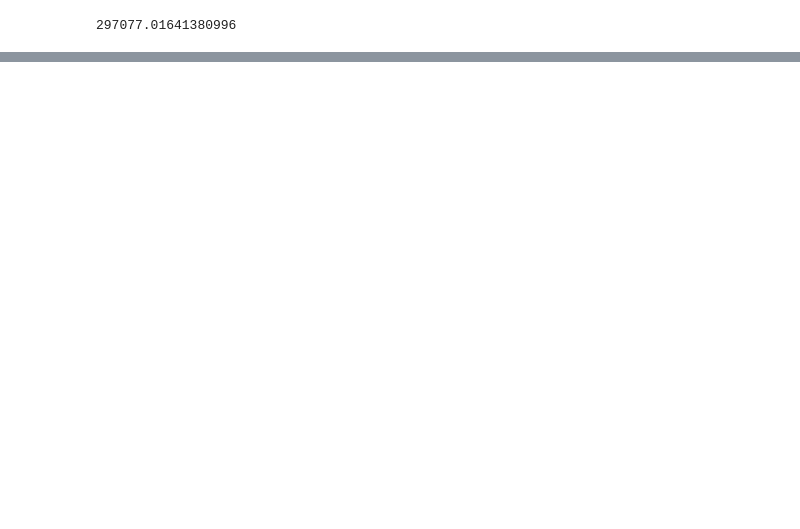
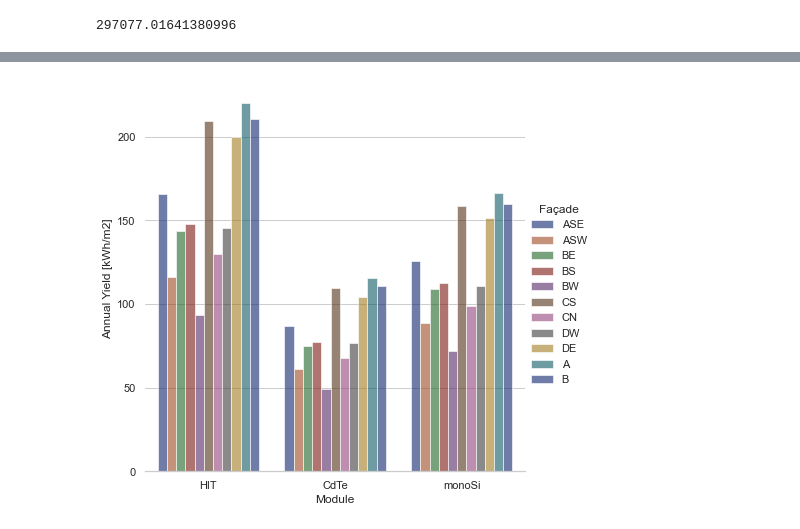
Before and after one commit to ncgarrood/utrechtsmartdistricpartA, a Jupyter notebook: Untitled.ipynb, the cells around one changed output, grey strips where cells are left out. Saved outputs shown, nothing was run; the diff lists cells and outputs as text; code cells hidden in the pictures; blank space fills up the shorter version.

```diff
--- a/Untitled.ipynb
+++ b/Untitled.ipynb
@@ -968,3 +987,6 @@ p_mp_values['CdTeRoofA_p_mp'].sum()
 p_mp_values['monoSiRoofA_p_mp'].sum()
 # %% [output]
 297077.01641380996
+# %%
+df = pd.read_excel("annualyieldpermodule.xlsx")
+df
@@ -970,0 +1011,18 @@ p_mp_values['monoSiRoofA_p_mp'].sum()
+# %%
+def create_bar_charts_DC_outputs_module_groups(module_yields):
+
+    sns.set_theme(style="whitegrid")
+
+    # Draw a nested barplot by tilt and orientation
+    g = sns.catplot(
+        data = df, kind="bar",
+        x="module", y="AnnualYieldPerM2", hue="surface",
+        ci = None, palette="dark", alpha=.6, height=6
+    )
+    g.despine(left=True)
+    g.set_axis_labels("Module", "Annual Yield [kWh/m2]")
+    g.legend.set_title('Façade')
+
+create_bar_charts_DC_outputs_module_groups(df)
+# %% [output]
+[figure, added]
```
Also changed, not shown: parts of 6 cells of this notebook, 3 other files.
